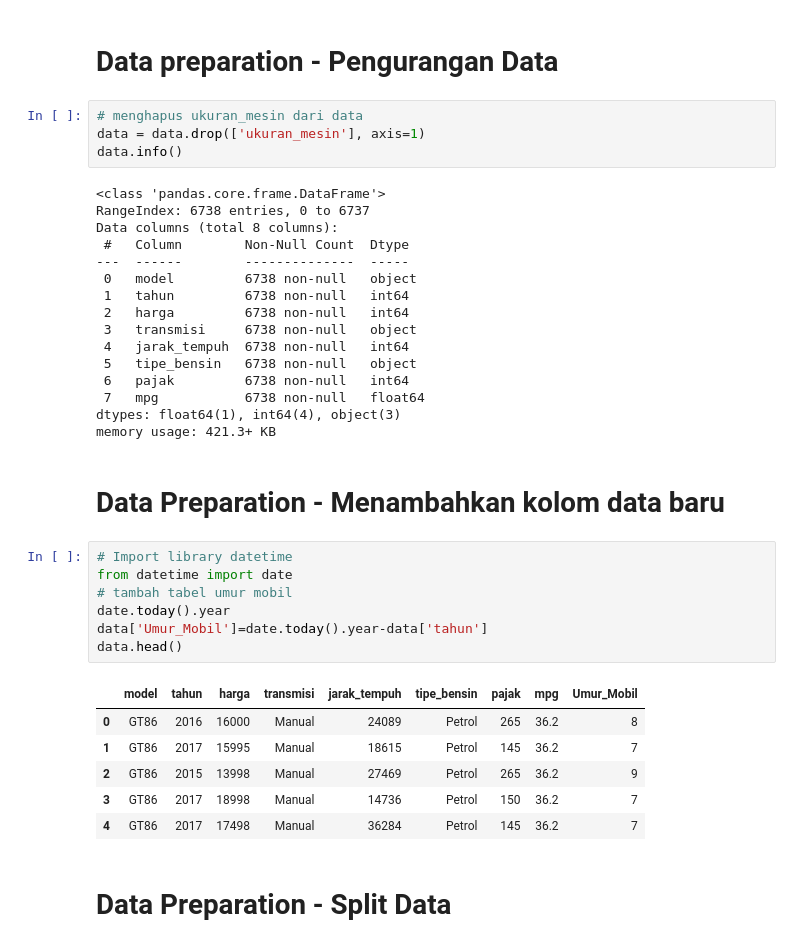
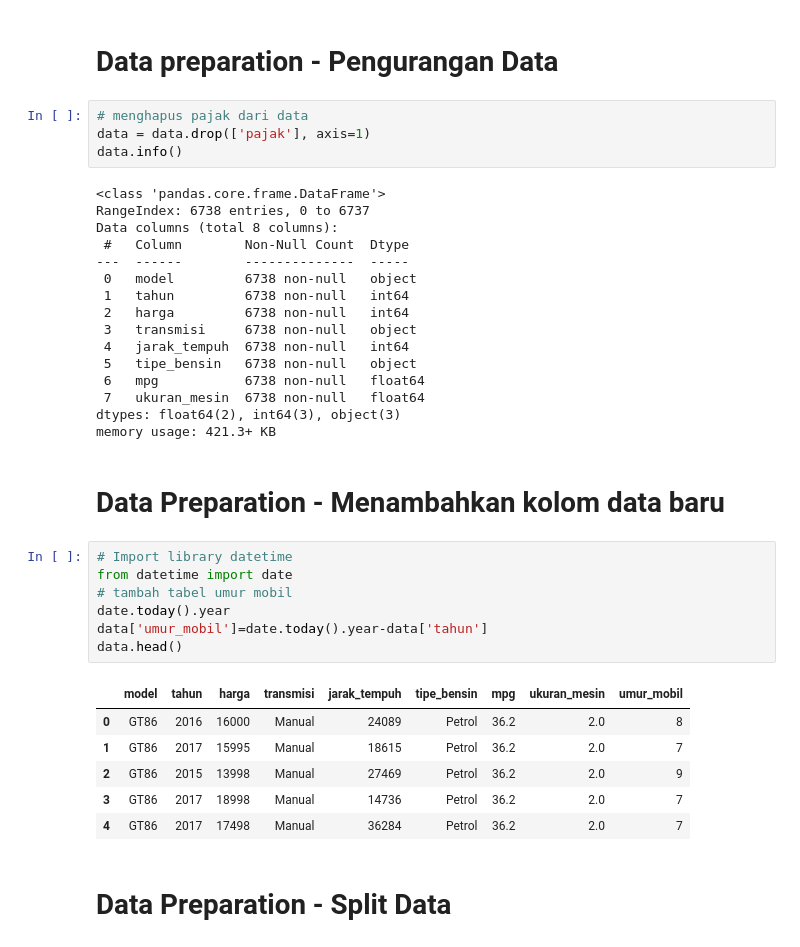
Before and after one commit to Tayoikoo/research-toyota-algo-ds, a Jupyter notebook: project_toyota.ipynb, the cells around one changed output. Cells and saved outputs as stored; diff of their text form.

```diff
--- a/project_toyota.ipynb
+++ b/project_toyota.ipynb
@@ -74,8 +96,8 @@ dtype: int64
 # %% [markdown]
 # Data preparation - Pengurangan Data
 # %%
-# menghapus ukuran_mesin dari data
-data = data.drop(['ukuran_mesin'], axis=1)
+# menghapus pajak dari data
+data = data.drop(['pajak'], axis=1)
 data.info()
 # %% [output]
 <class 'pandas.core.frame.DataFrame'>
@@ -89,26 +111,26 @@ Data columns (total 8 columns):
  3   transmisi     6738 non-null   object
  4   jarak_tempuh  6738 non-null   int64
  5   tipe_bensin   6738 non-null   object
- 6   pajak         6738 non-null   int64
- 7   mpg           6738 non-null   float64
-dtypes: float64(1), int64(4), object(3)
+ 6   mpg           6738 non-null   float64
+ 7   ukuran_mesin  6738 non-null   float64
+dtypes: float64(2), int64(3), object(3)
 memory usage: 421.3+ KB
 # %% [markdown]
 # Data Preparation - Menambahkan kolom data baru
 # %%
 # Import library datetime
 from datetime import date
 # tambah tabel umur mobil
 date.today().year
-data['Umur_Mobil']=date.today().year-data['tahun']
+data['umur_mobil']=date.today().year-data['tahun']
 data.head()
 # %% [output]
-|  | model | tahun | harga | transmisi | jarak_tempuh | tipe_bensin | pajak | mpg | Umur_Mobil |
-| 0 | GT86 | 2016 | 16000 | Manual | 24089 | Petrol | 265 | 36.2 | 8 |
-| 1 | GT86 | 2017 | 15995 | Manual | 18615 | Petrol | 145 | 36.2 | 7 |
-| 2 | GT86 | 2015 | 13998 | Manual | 27469 | Petrol | 265 | 36.2 | 9 |
-| 3 | GT86 | 2017 | 18998 | Manual | 14736 | Petrol | 150 | 36.2 | 7 |
-| 4 | GT86 | 2017 | 17498 | Manual | 36284 | Petrol | 145 | 36.2 | 7 |
+|  | model | tahun | harga | transmisi | jarak_tempuh | tipe_bensin | mpg | ukuran_mesin | umur_mobil |
+| 0 | GT86 | 2016 | 16000 | Manual | 24089 | Petrol | 36.2 | 2.0 | 8 |
+| 1 | GT86 | 2017 | 15995 | Manual | 18615 | Petrol | 36.2 | 2.0 | 7 |
+| 2 | GT86 | 2015 | 13998 | Manual | 27469 | Petrol | 36.2 | 2.0 | 9 |
+| 3 | GT86 | 2017 | 18998 | Manual | 14736 | Petrol | 36.2 | 2.0 | 7 |
+| 4 | GT86 | 2017 | 17498 | Manual | 36284 | Petrol | 36.2 | 2.0 | 7 |
 # %% [markdown]
 # Data Preparation - Split Data
 # %%
```
Also changed, not shown: parts of 17 cells of this notebook.
